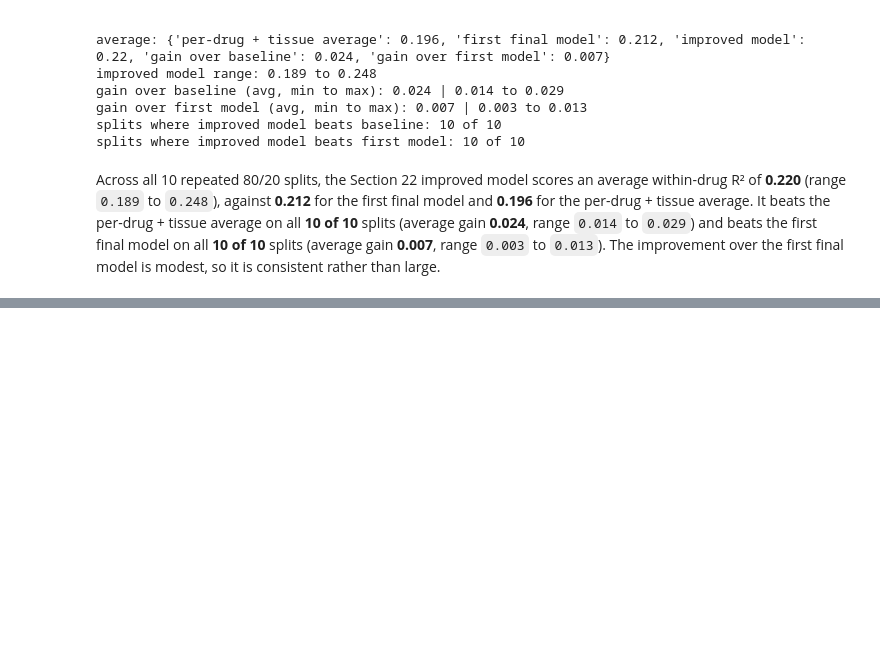
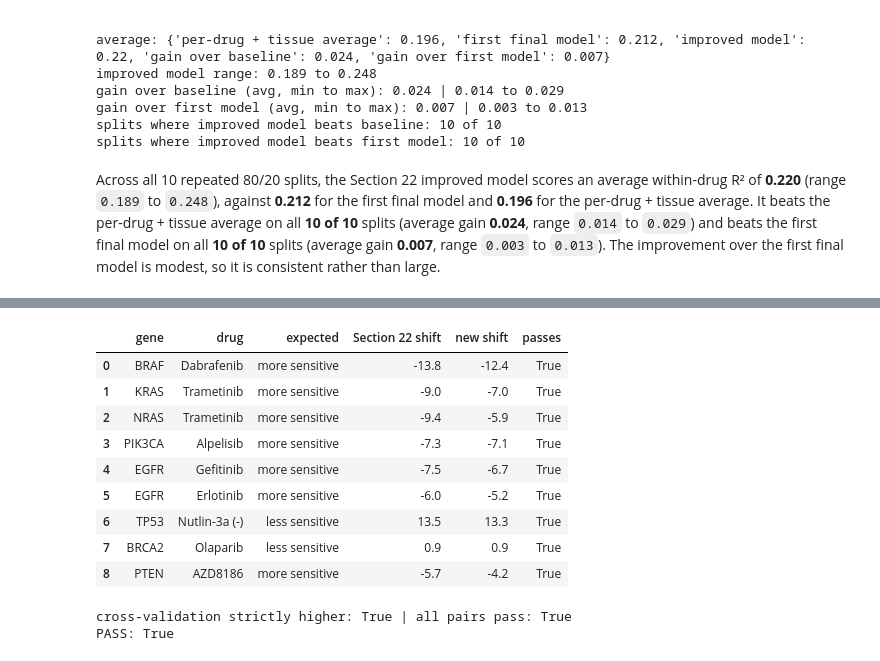
Before and after one commit to Mika1904/sentinel, a Jupyter notebook: Project_Code/Team_Sentinel_Health_AI.ipynb, the cells around one changed output, grey strips where cells are left out. Cells and saved outputs as stored; diff of their text form; code cells hidden in the pictures; blank space fills up the shorter version.

```diff
--- a/Project_Code/Team_Sentinel_Health_AI.ipynb
+++ b/Project_Code/Team_Sentinel_Health_AI.ipynb
@@ -2012,0 +2187,61 @@ With more time we would add gene expression data, which may capture what the mut
+# %%
+def make_ex2_predictor(fit_part, alpha_expr, lgb_params=None, drug_weights=None):
+    d_avg = fit_part.groupby("DRUG_ID")["LN_IC50"].mean()
+    y_centered = fit_part["LN_IC50"] - fit_part["DRUG_ID"].map(d_avg)
+    expr_fit = fit_expression(fit_part, 50)
+    ex_fit = expr_features(expr_fit, fit_part)
+    params = {"random_state": 42, "verbose": -1}
+    if lgb_params:
+        params.update(lgb_params)
+    centered = lgb.LGBMRegressor(**params).fit(make_lgbm_features(fit_part, fit_part, ex_fit), y_centered)
+    ridges = fit_two_stage_ridges(fit_part, ex_fit, 30, alpha_expr)
+    def predict(rows):
+        p_tissue = drug_tissue_average(fit_part, rows)
+        ex_rows = expr_features(expr_fit, rows)
+        p_centered = rows["DRUG_ID"].map(d_avg).values + centered.predict(
+            make_lgbm_features(fit_part, rows, ex_rows))
+        p_ridge = predict_two_stage_ridges(ridges, rows, ex_rows)
+        if drug_weights is None:
+            return (p_tissue + p_centered + p_ridge) / 3
+        w = rows["DRUG_ID"].map(drug_weights).fillna(1 / 3).values
+        return (1 - w) / 2 * (p_tissue + p_centered) + w * p_ridge
+    return predict
+
+predict_ex2 = make_ex2_predictor(train, BEST_EX2_ALPHA)
+
+ex2_check_rows = []
+for gene, drug_name in pairs:
+    drug_id = drug_info.index[drug_info["DRUG_NAME"] == drug_name][0]
+    tissues = [t for t in lines_per_tissue.index if train_lines.loc[train_lines["tissue"] == t, gene].sum() >= 3]
+    lab = train[train["DRUG_ID"] == drug_id]
+    sensitive = lab["LN_IC50"] <= cutoff[drug_id]
+    expected = -1 if sensitive[lab[gene] == 1].mean() > sensitive[lab[gene] == 0].mean() else 1
+    prev_shift = mean_shift(predict_final, gene, drug_id, tissues)
+    new_shift = mean_shift(predict_ex2, gene, drug_id, tissues)
+    needed = 5 if (gene, drug_name) in clearest else 0.5
+    ex2_check_rows.append({
+        "gene": gene, "drug": drug_name,
+        "expected": "more sensitive" if expected < 0 else "less sensitive",
+        "Section 22 shift": round(prev_shift, 1), "new shift": round(new_shift, 1),
+        "passes": bool(expected * new_shift >= needed),
+    })
+ex2_check_table = pd.DataFrame(ex2_check_rows)
+display(ex2_check_table)
+
+ex2_cv_ok = ex2_cv_table.loc[BEST_EX2_LABEL, "within-drug R2"] > ex2_cv_table.loc["Section 22 model (no expression)", "within-drug R2"]
+EX2_PASS = bool(ex2_check_table["passes"].all() and ex2_cv_ok)
+print("cross-validation strictly higher:", bool(ex2_cv_ok), "| all pairs pass:", bool(ex2_check_table["passes"].all()))
+print("PASS:", EX2_PASS)
+# %% [output]
+|  | gene | drug | expected | Section 22 shift | new shift | passes |
+| 0 | BRAF | Dabrafenib | more sensitive | -13.8 | -12.4 | True |
+| 1 | KRAS | Trametinib | more sensitive | -9.0 | -7.0 | True |
+| 2 | NRAS | Trametinib | more sensitive | -9.4 | -5.9 | True |
+| 3 | PIK3CA | Alpelisib | more sensitive | -7.3 | -7.1 | True |
+| 4 | EGFR | Gefitinib | more sensitive | -7.5 | -6.7 | True |
+| 5 | EGFR | Erlotinib | more sensitive | -6.0 | -5.2 | True |
+| 6 | TP53 | Nutlin-3a (-) | less sensitive | 13.5 | 13.3 | True |
+| 7 | BRCA2 | Olaparib | less sensitive | 0.9 | 0.9 | True |
+| 8 | PTEN | AZD8186 | more sensitive | -5.7 | -4.2 | True |
+cross-validation strictly higher: True | all pairs pass: True
+PASS: True
```
Also changed, not shown: parts of 30 cells of this notebook, 2 other files.
